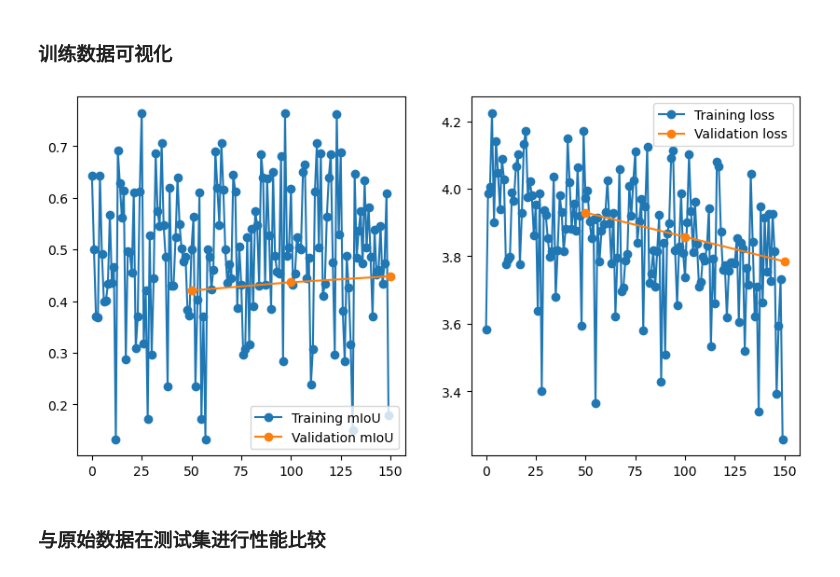
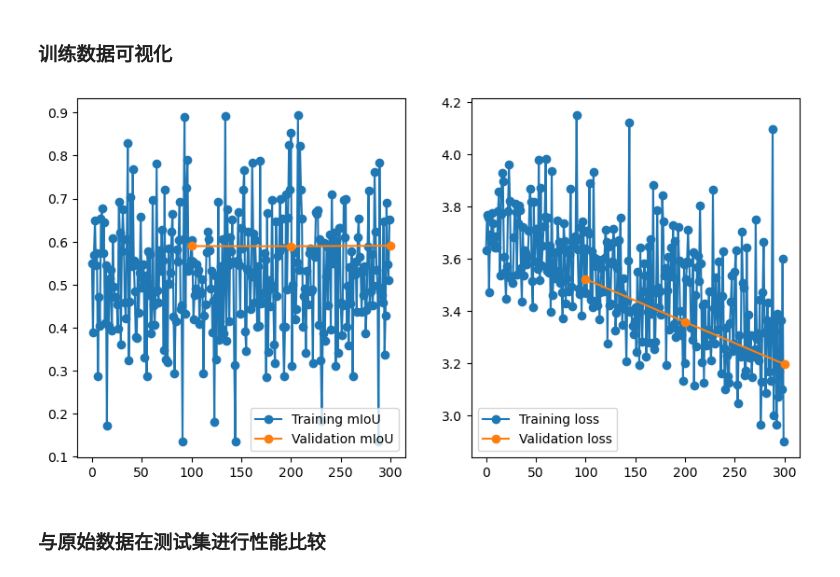
Before and after one commit to AlexwellChen/EnSeg, a Jupyter notebook: Performance_analyse.ipynb, the cells around one changed output. Saved outputs shown, nothing was run; the diff lists cells and outputs as text; code cells hidden in the pictures.

```diff
--- a/Performance_analyse.ipynb
+++ b/Performance_analyse.ipynb
@@ -2,7 +2,7 @@
 ### 加载训练数据
 # %%
 import numpy as np
-train_dict = np.load('data_dic.npy', allow_pickle=True).item()
+train_dict = np.load('data_dic_100.npy', allow_pickle=True).item()
 print(train_dict.keys())
 # %% [output]
 dict_keys(['train_losses', 'train_IoU', 'val_losses', 'val_IoU'])
@@ -11,34 +11,34 @@ dict_keys(['train_losses', 'train_IoU', 'val_losses', 'val_IoU'])
 # %%
 def plot_data(train_accs, val_accs, train_losses, val_losses, step_size):
     import matplotlib.pyplot as plt
     train_idx = np.arange(0, len(train_accs))
     val_idx = np.arange(0, len(train_accs), step_size) + step_size
     train_accs_step = train_accs
     val_accs_step = val_accs
     # x = [str(i) for i in range(len(train_accs_step))]
 
     fig, (ax1, ax2) = plt.subplots(1, 2,figsize=(10, 5))
 
     ax1.plot(train_idx, train_accs_step,'-o',label='Training mIoU')
     ax1.plot(val_idx, val_accs_step,'-o',label='Validation mIoU')
     ax1.legend(loc='best')
 
     train_losses_step = train_losses
     val_losses_step = val_losses
     x = [str(i) for i in range(len(train_losses_step))]
     ax2.plot(train_idx, train_losses_step,'-o',label='Training loss')
     ax2.plot(val_idx, val_losses_step,'-o',label='Validation loss')
     ax2.legend(loc='best')
     plt.show()
 
 train_losses = train_dict['train_losses']
 train_IoU = train_dict['train_IoU']
 val_losses = train_dict['val_losses']
 val_IoU = train_dict['val_IoU']
 
-plot_data(train_IoU, val_IoU, train_losses, val_losses, 50)
+plot_data(train_IoU, val_IoU, train_losses, val_losses, 100)
 # %% [output]
-[figure, old version]
+[figure, new version]
 # %% [markdown]
 ### 与原始数据在测试集进行性能比较
 # %%
```
Also changed, not shown: parts of 7 cells of this notebook, 1 other file.
